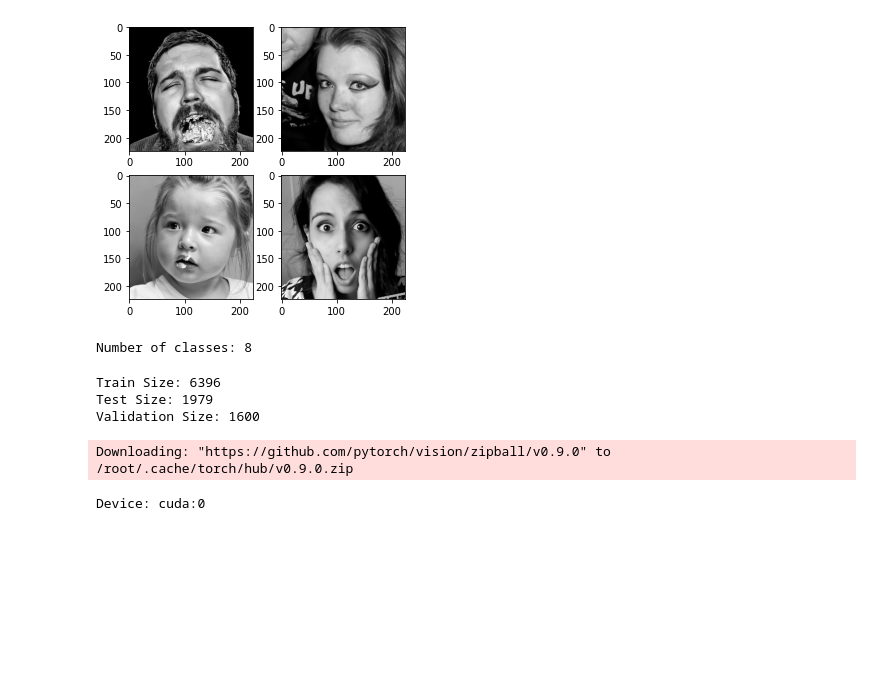
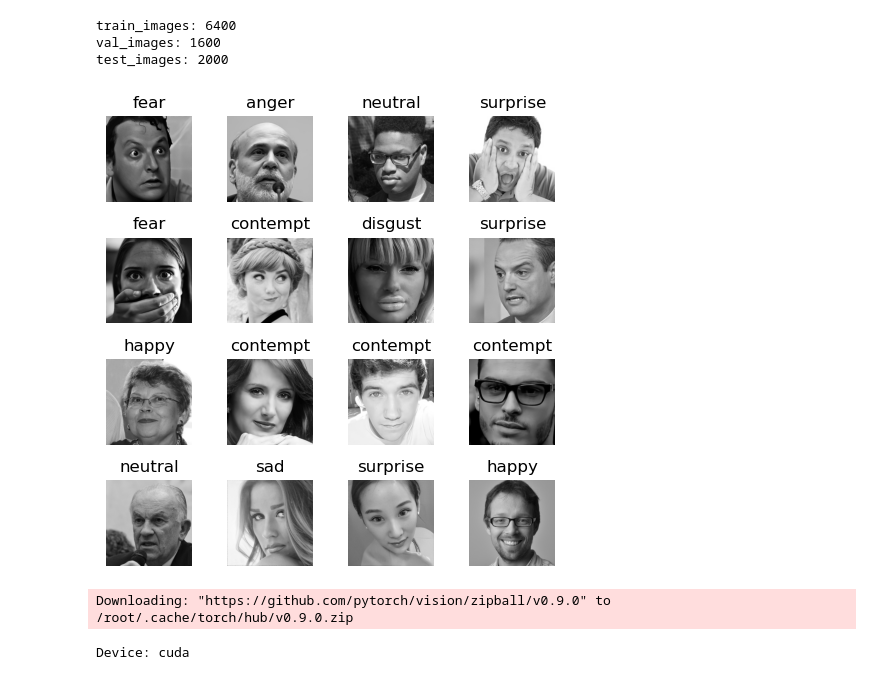
Before and after one commit to Devanshi1108/Facial-image-recognition, a Jupyter notebook: Mobilenetv2_AffectNetHQ.ipynb, the cells around one changed output. Drawn from its saved outputs; the diff is of its cells as text; code cells hidden in the pictures; blank space fills up the shorter version.

```diff
--- a/Mobilenetv2_AffectNetHQ.ipynb
+++ b/Mobilenetv2_AffectNetHQ.ipynb
@@ -57,0 +26,16 @@ val_loader = DataLoader(val_dataset, batch_size=batch_size, shuffle=True, num_wo
+# %%
+train_dir = '/kaggle/input/affectnethq/AffectNetHQ/train/'
+val_dir = '/kaggle/input/affectnethq/AffectNetHQ/validation/'
+test_dir ='/kaggle/input/affectnethq/AffectNetHQ/test/'
+
+train_images = [os.path.join(dp, f) for dp, dn, filenames in os.walk(train_dir) for f in filenames if f.endswith(('.jpg', '.png'))]
+val_images = [os.path.join(dp, f) for dp, dn, filenames in os.walk(val_dir) for f in filenames if f.endswith(('.jpg', '.png'))]
+test_images = [os.path.join(dp, f) for dp, dn, filenames in os.walk(test_dir) for f in filenames if f.endswith(('.jpg', '.png'))]
+
+print('train_images:',len(train_images))
+print('val_images:',len(val_images))
+print('test_images:',len(test_images))
+# %% [output]
+train_images: 6400
+val_images: 1600
+test_images: 2000
@@ -58,18 +80,24 @@ val_loader = DataLoader(val_dataset, batch_size=batch_size, shuffle=True, num_wo
+# %%
+device = torch.device('cuda' if torch.cuda.is_available else 'cpu')
+torch.cuda.empty_cache()
+
+train_data = dataset(train_dir, train_transforms, device)
+train_loader = DataLoader(train_data, batch_size = 128, shuffle = True)
+
+val_data = dataset(val_dir, train_transforms, device)
+val_loader = DataLoader(val_data, batch_size = 128, shuffle = True)
+
+test_data = dataset(test_dir, test_transforms, device)
+test_loader = DataLoader(test_data, batch_size = 128, shuffle = False)
 # %%
-def plot_data_loader(data_loader, gridDims):
-
+def plot_data_loader(data_loader, gridDims, class_names):
     fig, axes = plt.subplots(nrows=gridDims[0], ncols=gridDims[1], figsize=(5,5))
     dataiter = iter(data_loader)
     for i in range(gridDims[0]):
         for j in range(gridDims[1]):
-            images, _ = next(dataiter)
-            axes[i, j].imshow(np.transpose(images[0].numpy(), (1, 2, 0)))
+            images, labels = next(dataiter)
+            axes[i, j].imshow(np.transpose(images[0].cpu().numpy(), (1, 2, 0)))
+            axes[i, j].set_title(class_names[labels[0]])
+            axes[i, j].axis('off')
+    plt.tight_layout()
+    plt.show()
-# %%
-plot_data_loader(train_loader, (2, 2))
-# %% [output]
-[figure, removed]
-# %%
-num_classes = len(train_dataset.classes)
-print("Number of classes:", num_classes)
-# %% [output]
-Number of classes: 8
@@ -78,11 +104,4 @@ torch.cuda.empty_cache()
-# %%
-train_size = len(train_dataset)
-test_size = len(test_dataset)
-val_size = len(val_dataset)
-print("Train Size:",train_size)
-print("Test Size:",test_size)
-print("Validation Size:",val_size)
-# %% [output]
-Train Size: 6396
-Test Size: 1979
-Validation Size: 1600
+# %%
+plot_data_loader(train_loader, (4, 4), train_data.class_names)
+# %% [output]
+[figure, added]
@@ -89,16 +206,14 @@ Validation Size: 1600
 # %%
 model = torch.hub.load('pytorch/vision:v0.9.0', 'mobilenet_v2', pretrained=False)
 num_ftrs = model.classifier[1].in_features
-model.classifier = nn.Linear(num_ftrs, len(train_dataset.classes))
+model.classifier = nn.Linear(num_ftrs, len(train_data.class_names))
+model.fc = nn.Linear(num_ftrs, len(train_data.class_names))
 
 criterion = nn.CrossEntropyLoss()
-optimizer = torch.optim.Adam(model.parameters(), lr=0.001)
+optimizer = optim.Adam(model.parameters(), lr=0.001)
 
-device = torch.device('cuda:0' if torch.cuda.is_available() else 'cpu')
 model.to(device)
 print("Device: {}".format(device))
-
-num_epochs = 25
 # %% [output]
 Downloading: "https://github.com/pytorch/vision/zipball/v0.9.0" to /root/.cache/torch/hub/v0.9.0.zip
-Device: cuda:0
+Device: cuda
```
Also changed, not shown: parts of 16 cells of this notebook, 2 other files.
